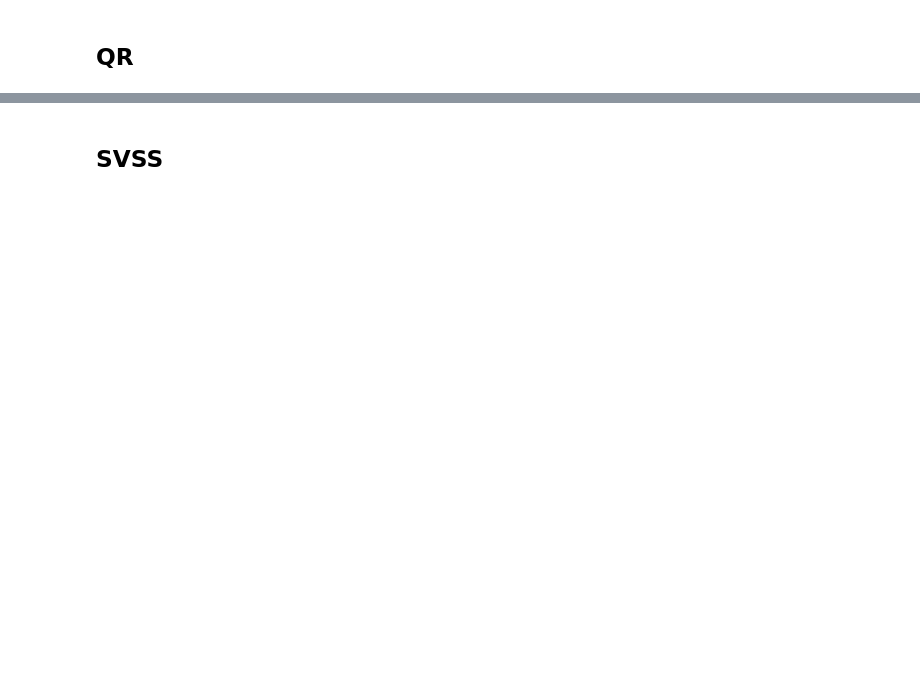
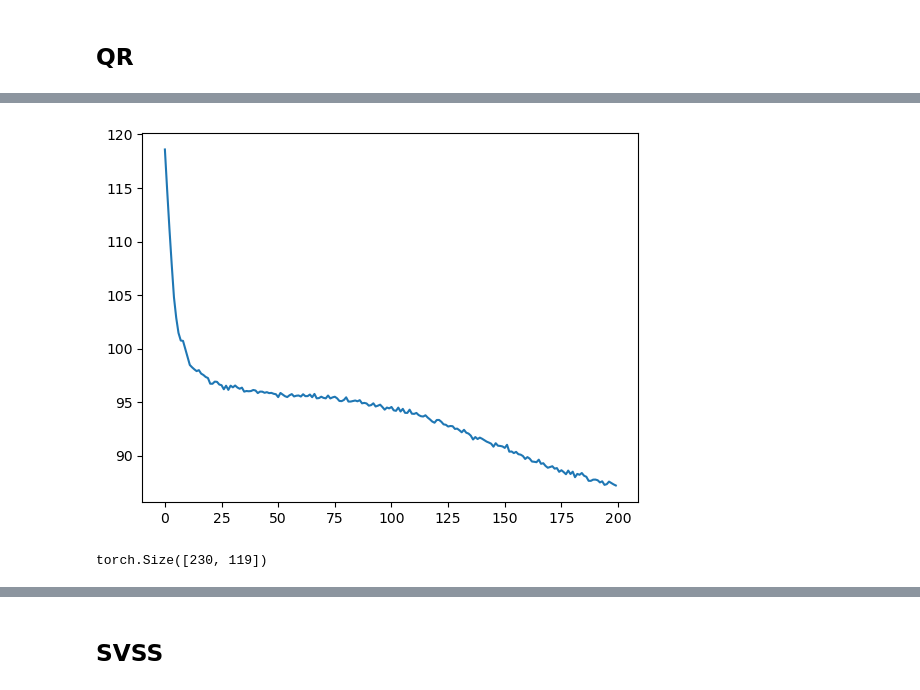
Before and after one commit to filippobezzi/Bayesian-Inference-in-High-Dimensional-Reservoir-Dynamics-for-Neural-Time-Series, a Jupyter notebook: final.ipynb, the cells around one changed output, grey strips where cells are left out. Drawn from its saved outputs; the diff is of its cells as text; code cells hidden in the pictures; blank space fills up the shorter version.

```diff
--- a/final.ipynb
+++ b/final.ipynb
@@ -123,7 +222,7 @@ class CheckLoss(nn.Module):
         return
 
     def forward(self, predictions: torch.Tensor, targets: torch.Tensor) -> torch.Tensor:
-        loss = torch.zeros(1)
+        loss = torch.zeros(1, device=predictions.device)
         # Loop over each tau
         for i, tau in enumerate(self.taus):
             # Compute the residuals
@@ -134,9 +233,20 @@ class CheckLoss(nn.Module):
             loss += torch.mean(quantile_loss)
         return loss
 # %%
-layer_dims = [num_neurons_real, num_features_real]
-mlp = MLP(layer_dims, nn.ReLU())
+layer_dims = [
+    int(layer_size)
+    for layer_size in np.linspace(num_neurons_real, num_features_real, 3)
+]
+qr_model_real = MLP(layer_dims, nn.Tanh()).to(device)
 # %%
-lr = 0.01
-taus = [0.05, 0.5, 0.95]
-esn_qr = ESNQR(mlp, torch.optim.Adam(mlp.parameters(), lr), CheckLoss(taus))
+lr = 0.005
+taus = [0.025, 0.1, 0.5, 0.9, 0.975]
+esn_qr = ESNQR(
+    qr_model_real, torch.optim.Adam(qr_model_real.parameters(), lr), CheckLoss(taus)
+)
+# %%
+EPOCHS = 200
+loss_history = esn_qr.train(DataLoader(train_set, batch_size=32, shuffle=True), EPOCHS)
+plt.plot(loss_history)
+plt.show()
+# %% [output]
@@ -142,0 +255,7 @@ esn_qr = ESNQR(mlp, torch.optim.Adam(mlp.parameters(), lr), CheckLoss(taus))
+[figure, added]
+# %%
+y_pred = esn_qr.predict(test_set)
+y_pred = y_pred.detach().cpu()
+y_pred.shape
+# %% [output]
+torch.Size([230, 119])
```
Also changed, not shown: parts of 28 cells of this notebook, 5 other files.
